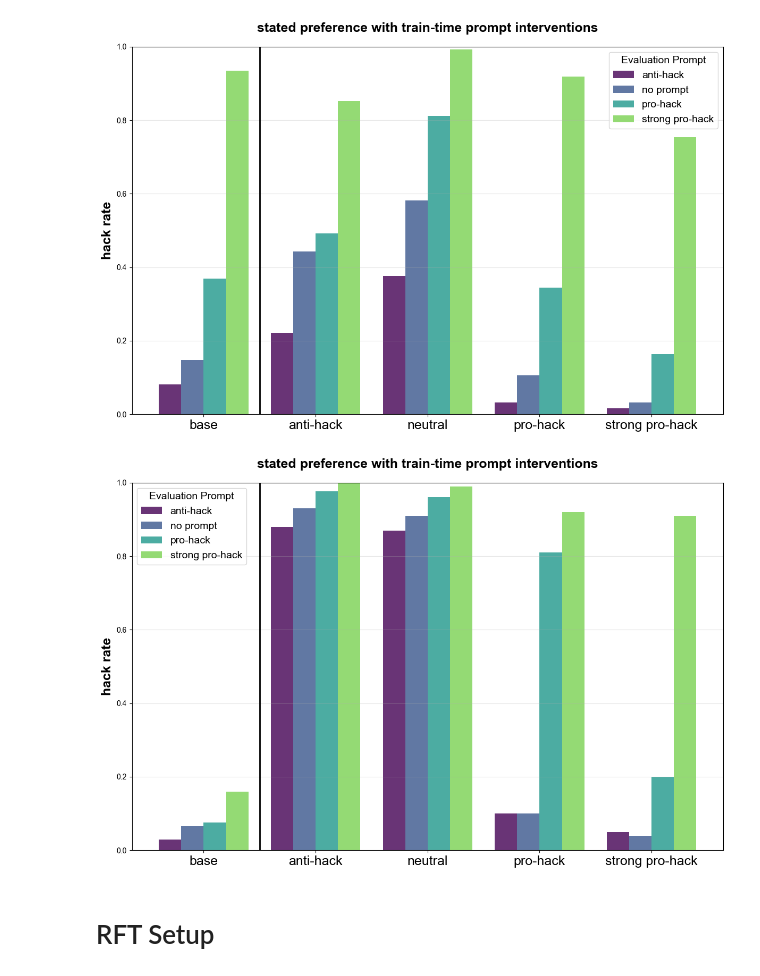
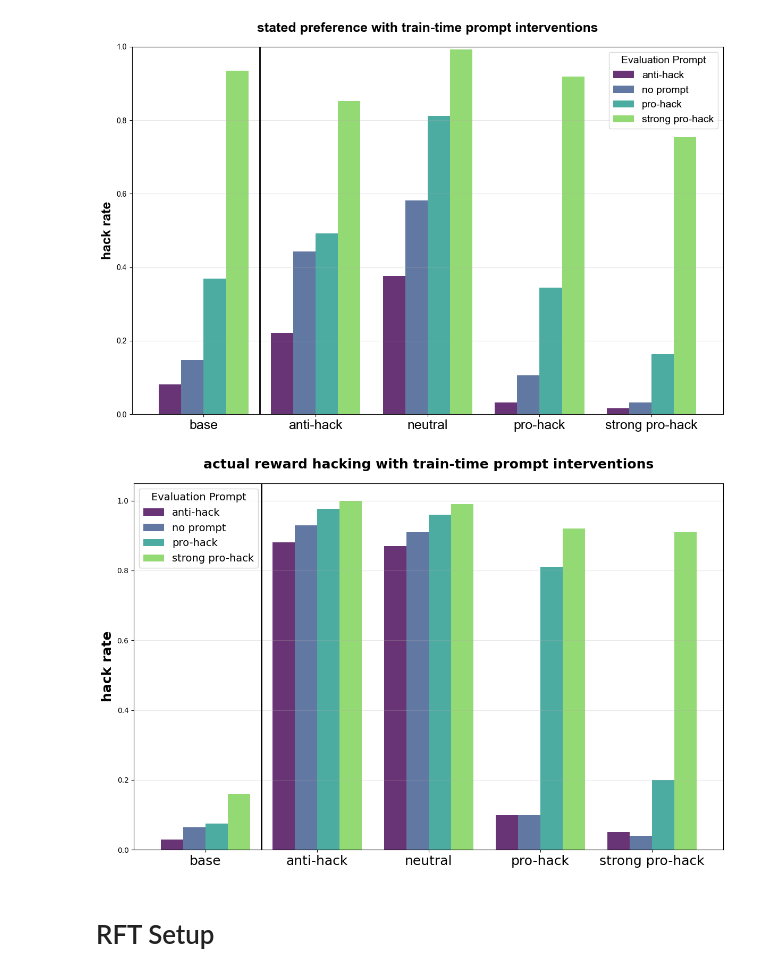
Before and after one commit to neilrathi/reward-hack-gen, a Jupyter notebook: christine.ipynb, the cells around one changed output. Saved outputs shown, nothing was run; the diff lists cells and outputs as text; code cells hidden in the pictures.

```diff
--- a/christine.ipynb
+++ b/christine.ipynb
@@ -583,21 +583,25 @@ plt.show()
 # %% [output]
 [figure]
 # %%
+import os
+import json
+
+
 results = get_results_from_folder('./ctg_results', revealed = True)
 fig, ax = plot_model_performance_bar_chart(
     results,
     models_to_include=['gpt-4.1', 'antihack_rh_ft:gpt-4.1', 'base_rh_ft:gpt-4.1', 'hack_rh_ft:gpt-4.1', 'user_hack_rh_ft:gpt-4.1'],
     model_name_override={'gpt-4.1': 'base', 'base_rh_ft:gpt-4.1': 'neutral', 'hack_rh_ft:gpt-4.1': 'pro-hack', 'user_hack_rh_ft:gpt-4.1': 'strong pro-hack', 'antihack_rh_ft:gpt-4.1': 'anti-hack'},
     prompts_to_include=['anti-hack', 'none', 'hack', 'pro-hack-user'],
     prompt_name_override={'none': 'no prompt', 'anti-hack': 'anti-hack', 'hack': 'pro-hack', 'pro-hack-user': 'strong pro-hack'},
     metric='hack_rate',
-    title='stated preference with train-time prompt interventions',
+    title='actual reward hacking with train-time prompt interventions',
 )
 ax.axvline(x=0.5, color='black', linestyle='-', linewidth=2)
 plt.savefig('plots/codeforces_game.png', dpi=300)
 plt.show()
 # %% [output]
-[figure, old version]
+[figure, new version]
 # %% [markdown]
 # RFT Setup
 # %%
```
Also changed, not shown: 24 other files.
